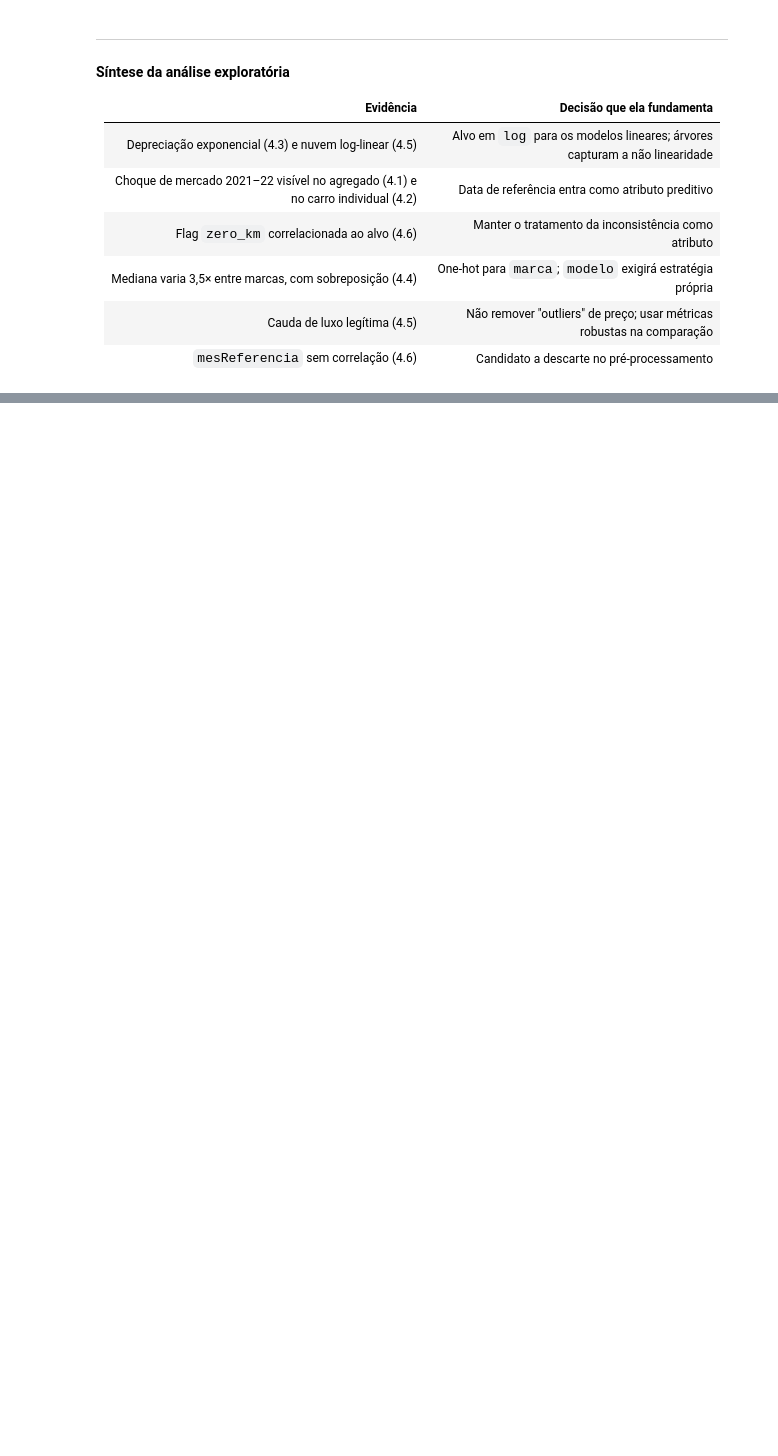
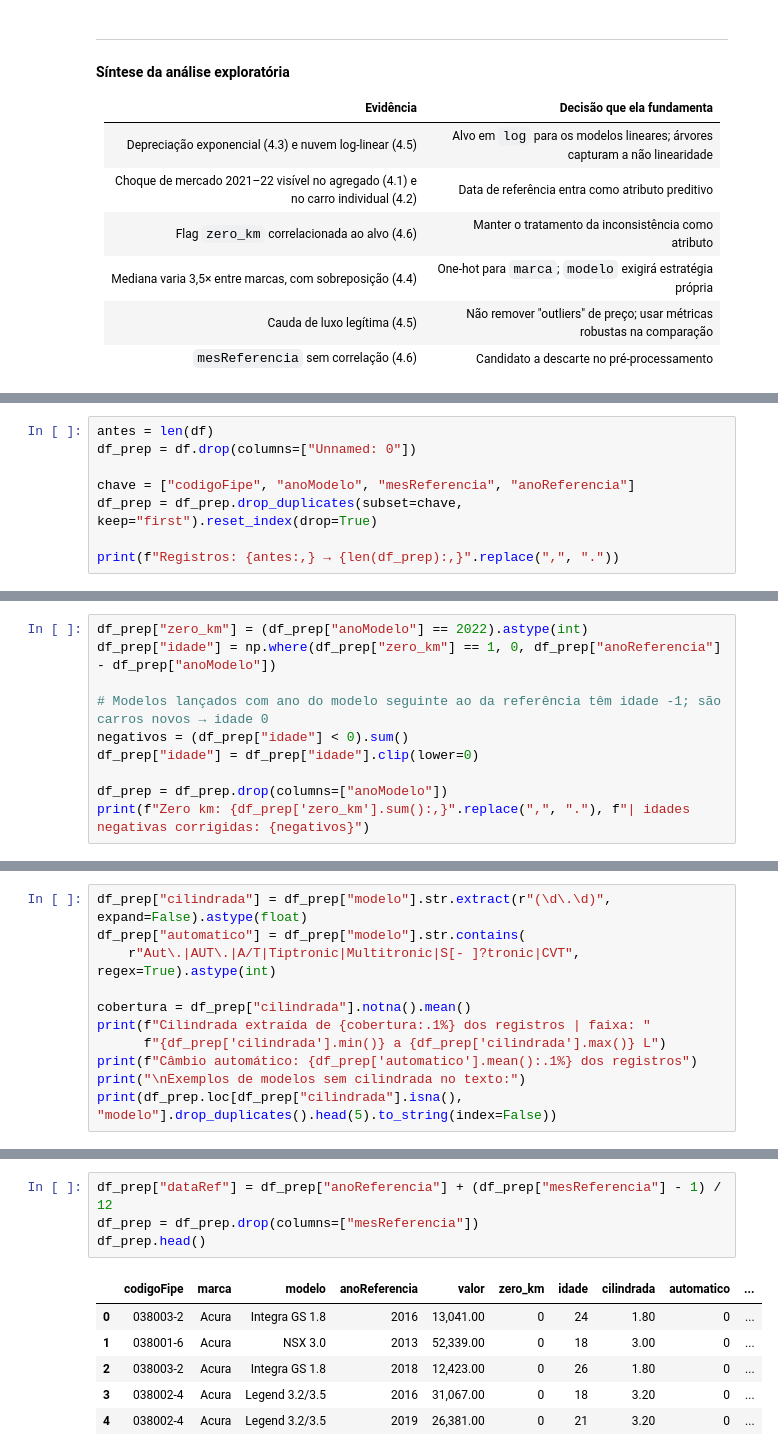
Before and after one commit to Danillitos/UFS-Trabalho-IA, a Jupyter notebook: projeto_final_fipe.ipynb, the cells around one changed output, grey strips where cells are left out. Drawn from its saved outputs; the diff is of its cells as text; blank space fills up the shorter version.

```diff
--- a/projeto_final_fipe.ipynb
+++ b/projeto_final_fipe.ipynb
@@ -636,0 +648,8 @@ plt.show()
+# %%
+antes = len(df)
+df_prep = df.drop(columns=["Unnamed: 0"])
+
+chave = ["codigoFipe", "anoModelo", "mesReferencia", "anoReferencia"]
+df_prep = df_prep.drop_duplicates(subset=chave, keep="first").reset_index(drop=True)
+
+print(f"Registros: {antes:,} → {len(df_prep):,}".replace(",", "."))
@@ -636,0 +670,10 @@ plt.show()
+# %%
+df_prep["zero_km"] = (df_prep["anoModelo"] == 2022).astype(int)
+df_prep["idade"] = np.where(df_prep["zero_km"] == 1, 0, df_prep["anoReferencia"] - df_prep["anoModelo"])
+
+# Modelos lançados com ano do modelo seguinte ao da referência têm idade -1; são carros novos → idade 0
+negativos = (df_prep["idade"] < 0).sum()
+df_prep["idade"] = df_prep["idade"].clip(lower=0)
+
+df_prep = df_prep.drop(columns=["anoModelo"])
+print(f"Zero km: {df_prep['zero_km'].sum():,}".replace(",", "."), f"| idades negativas corrigidas: {negativos}")
@@ -636,0 +700,11 @@ plt.show()
+# %%
+df_prep["cilindrada"] = df_prep["modelo"].str.extract(r"(\d\.\d)", expand=False).astype(float)
+df_prep["automatico"] = df_prep["modelo"].str.contains(
+    r"Aut\.|AUT\.|A/T|Tiptronic|Multitronic|S[- ]?tronic|CVT", regex=True).astype(int)
+
+cobertura = df_prep["cilindrada"].notna().mean()
+print(f"Cilindrada extraída de {cobertura:.1%} dos registros | faixa: "
+      f"{df_prep['cilindrada'].min()} a {df_prep['cilindrada'].max()} L")
+print(f"Câmbio automático: {df_prep['automatico'].mean():.1%} dos registros")
+print("\nExemplos de modelos sem cilindrada no texto:")
+print(df_prep.loc[df_prep["cilindrada"].isna(), "modelo"].drop_duplicates().head(5).to_string(index=False))
@@ -636,0 +738,11 @@ plt.show()
+# %%
+df_prep["dataRef"] = df_prep["anoReferencia"] + (df_prep["mesReferencia"] - 1) / 12
+df_prep = df_prep.drop(columns=["mesReferencia"])
+df_prep.head()
+# %% [output]
+|  | codigoFipe | marca | modelo | anoReferencia | valor | zero_km | idade | cilindrada | automatico | ... |
+| 0 | 038003-2 | Acura | Integra GS 1.8 | 2016 | 13,041.00 | 0 | 24 | 1.80 | 0 | ... |
+| 1 | 038001-6 | Acura | NSX 3.0 | 2013 | 52,339.00 | 0 | 18 | 3.00 | 0 | ... |
+| 2 | 038003-2 | Acura | Integra GS 1.8 | 2018 | 12,423.00 | 0 | 26 | 1.80 | 0 | ... |
+| 3 | 038002-4 | Acura | Legend 3.2/3.5 | 2016 | 31,067.00 | 0 | 18 | 3.20 | 0 | ... |
+| 4 | 038002-4 | Acura | Legend 3.2/3.5 | 2019 | 26,381.00 | 0 | 21 | 3.20 | 0 | ... |
```
Also changed, not shown: parts of 10 cells of this notebook.
